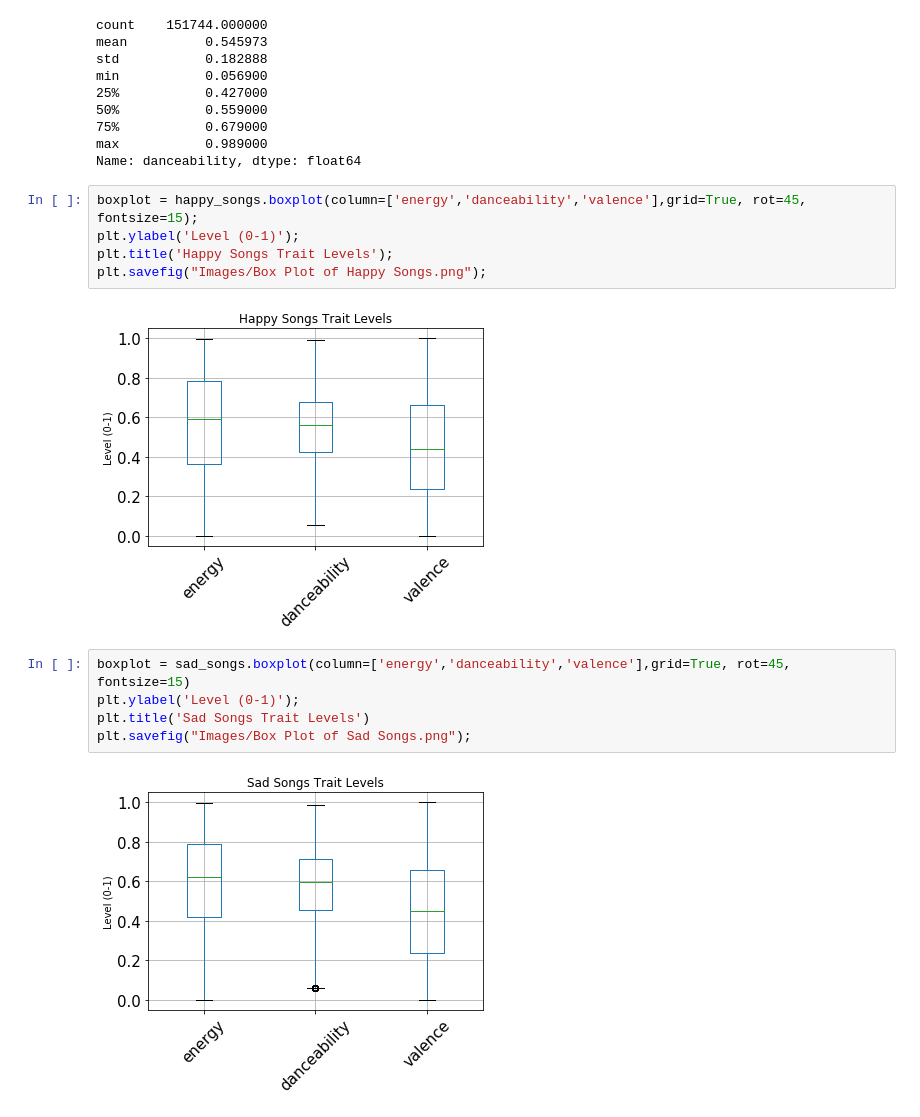
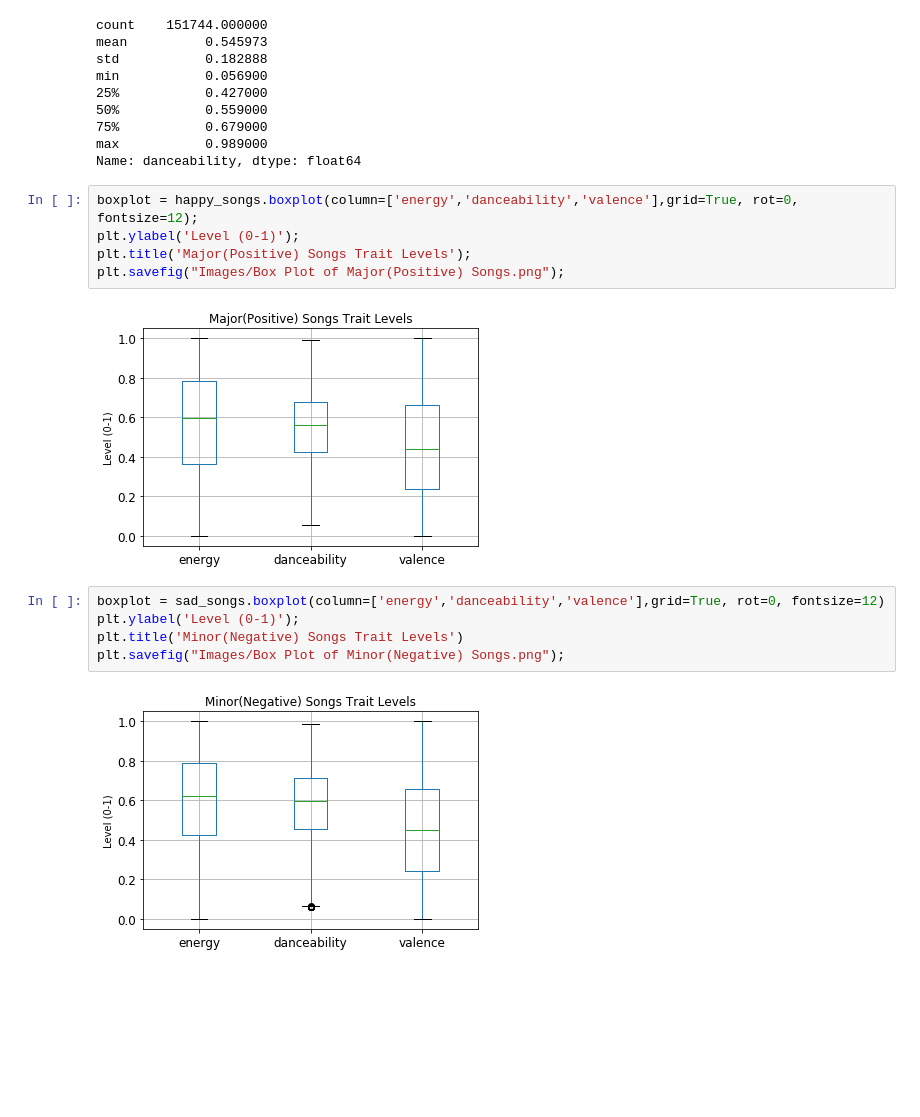
Before and after one commit to zsvorenova/Group_Three, a Jupyter notebook: Spotify_jill.ipynb, the cells around one changed output. Cells and saved outputs as stored; diff of their text form; blank space fills up the shorter version.

```diff
--- a/Spotify_jill.ipynb
+++ b/Spotify_jill.ipynb
@@ -980,17 +1070,17 @@ min           0.056900
 max           0.989000
 Name: danceability, dtype: float64
 # %%
-boxplot = happy_songs.boxplot(column=['energy','danceability','valence'],grid=True, rot=45, fontsize=15);
+boxplot = happy_songs.boxplot(column=['energy','danceability','valence'],grid=True, rot=0, fontsize=12);
 plt.ylabel('Level (0-1)');
-plt.title('Happy Songs Trait Levels');
-plt.savefig("Images/Box Plot of Happy Songs.png");
+plt.title('Major(Positive) Songs Trait Levels');
+plt.savefig("Images/Box Plot of Major(Positive) Songs.png");
 # %% [output]
-[figure, old version]
+[figure, new version]
 # %%
-boxplot = sad_songs.boxplot(column=['energy','danceability','valence'],grid=True, rot=45, fontsize=15)
+boxplot = sad_songs.boxplot(column=['energy','danceability','valence'],grid=True, rot=0, fontsize=12)
 plt.ylabel('Level (0-1)');
-plt.title('Sad Songs Trait Levels')
-plt.savefig("Images/Box Plot of Sad Songs.png");
+plt.title('Minor(Negative) Songs Trait Levels')
+plt.savefig("Images/Box Plot of Minor(Negative) Songs.png");
 # %% [output]
-[figure, old version]
+[figure, new version]
 # %%
```
Also changed, not shown: parts of 34 cells of this notebook, 28 other files.
